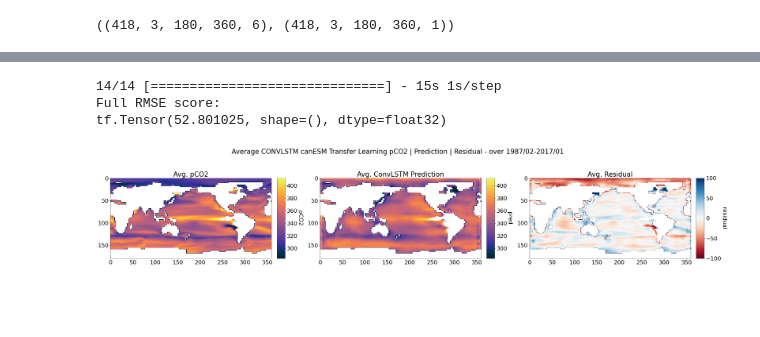
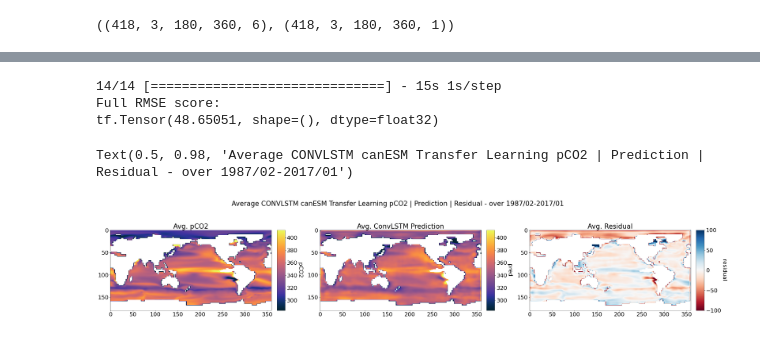
Before and after one commit to sk981102/ocean_co2, a Jupyter notebook: notebooks/deep_learning/007_ConvLSTM_can_transfer.ipynb, the cells around one changed output, grey strips where cells are left out. Cells and saved outputs as stored; diff of their text form; code cells hidden in the pictures; blank space fills up the shorter version.

```diff
--- a/notebooks/deep_learning/007_ConvLSTM_can_transfer.ipynb
+++ b/notebooks/deep_learning/007_ConvLSTM_can_transfer.ipynb
@@ -197,7 +213,7 @@ cnn_model = tf.keras.models.load_model('../../models/transfer_CNN_can.h5', custo
 predicted_image = cnn_model.predict(X_tf,verbose=1)
 
 chl,mld,sss,sst,xco2,pco2 = read_xarray_can(can_data_path)
-coord = ((pco2.pCO2.data==0.0) | (pco2.pCO2.data>1000))
+coord = ((pco2.pCO2.data==0.0) )
 predicted_image[coord] = 0
 
 full_truth = pco2.pCO2.data
@@ -213,12 +232,13 @@ custom_rmse(inv_predicted_image,full_truth)
 # %%
 # CNN average Image
 full_truth[coord] = np.nan
-inv_predicted_image[coord] = np.nan
+#inv_predicted_image[coord] = np.nan
+predicted_image[coord] = np.nan
 
-res_unet = full_truth - inv_predicted_image
+res_unet = full_truth - predicted_image
 
 avg_y_true = np.mean(full_truth,axis=0)
-avg_y_pred = np.mean(inv_predicted_image,axis=0)
+avg_y_pred = np.mean(predicted_image,axis=0)
 avg_res = np.mean(res_unet,axis=0)
 
 import cmocean as cm
@@ -273,6 +295,6 @@ Text(0.5, 0.98, 'Average canESM Transfer Learning pCO2 | Prediction | Residual -
 # %%
 X_index=np.lib.stride_tricks.sliding_window_view(range(421),3)
-X = np.dstack((chl_images, dist_map, sss_images, sst_images, xco2_images,inv_predicted_image))
+X = np.dstack((chl_images, dist_map, sss_images, sst_images, xco2_images,predicted_image))
 X = X.reshape((421,180,360,6),order='F')
 X = X[X_index][:-1]
 
@@ -386,27 +411,28 @@ coord = ((y_true_full==0.0)|(y_true_full>1000.0))
 tf_model = tf.keras.models.load_model("../../models/transfer_CNN_LSTM_can.h5", custom_objects={'custom_rmse':custom_rmse})
 
 predicted_frames= tf_model.predict(X,verbose=1)
-inv_predicted_frames = inverse_pco2_socat(predicted_frames,min_pixel,max_pixel)
-inv_predicted_frames[coord] = 0
+#inv_predicted_frames = inverse_pco2_socat(predicted_frames,min_pixel,max_pixel)
+predicted_frames[coord] = 0
+y_true_full[coord] = 0
 
 print("Full RMSE score:")
-a=custom_rmse(inv_predicted_frames[:,1:2],y_true_full[:,1:2])
+a=custom_rmse(predicted_frames[:,1:2],y_true_full[:,1:2])
 print(a)
 # %% [output]
 14/14 [==============================] - 15s 1s/step
 Full RMSE score:
-tf.Tensor(52.801025, shape=(), dtype=float32)
+tf.Tensor(48.65051, shape=(), dtype=float32)
 # %%
 # ConvLSTM average Image
 import cmocean as cm
 import matplotlib.colors as mcolors
 from mpl_toolkits.axes_grid1 import make_axes_locatable
-inv_predicted_frames[coord] = np.nan
+predicted_frames[coord] = np.nan
 y_true_full[coord] = np.nan
-avg_y_pred = np.mean(inv_predicted_frames[:,1:2],axis=0)
+avg_y_pred = np.mean(predicted_frames[:,1:2],axis=0)
 avg_y_true = np.mean(y_true_full[:,1:2],axis=0)
 
-res = y_true_full[:,1:2]-inv_predicted_frames[:,1:2]
+res = y_true_full[:,1:2]-predicted_frames[:,1:2]
 avg_res = np.mean(res,axis=0)
 figure, axis = plt.subplots(1, 3,figsize=(42, 8))
 
@@ -420,34 +446,35 @@ axis[0].set_title("Avg. pCO2")
 divider = make_axes_locatable(axis[0])
 cax = divider.append_axes('right', size='5%', pad=0.3)
 cbar=figure.colorbar(im0, cax=cax, orientation='vertical')
 cbar.ax.get_yaxis().labelpad = 20
 cbar.ax.set_ylabel('pCO2', rotation=270)
 cbar.set_ticklabels(np.arange(280,440,20))
 
 im1 =axis[1].imshow(np.flipud(avg_y_pred[0]),cmap = cm.cm.thermal,norm=norm,label="pCO2 pred")
 axis[1].set_title("Avg. ConvLSTM Prediction")
 
 divider = make_axes_locatable(axis[1])
 cax = divider.append_axes('right', size='5%', pad=0.3)
 cbar2=figure.colorbar(im1, cax=cax, orientation='vertical')
 cbar2.ax.get_yaxis().labelpad = 20
 cbar2.ax.set_ylabel('pred', rotation=270)
 cbar2.set_ticklabels(np.arange(280,440,20))
 
 im2=axis[2].imshow(np.flipud(avg_res[0]),cmap = "RdBu",norm=norm2,label="residual")
 axis[2].set_title("Avg. Residual")
 
 divider = make_axes_locatable(axis[2])
 cax = divider.append_axes('right', size='5%', pad=0.3)
 cbar3=figure.colorbar(im2, cax=cax, orientation='vertical')
 cbar3.ax.get_yaxis().labelpad = 20
 cbar3.ax.set_ylabel('residual', rotation=270)
 #cbar3.set_ticklabels(np.arange(-100,100,20))
 
 figure.suptitle("Average CONVLSTM canESM Transfer Learning pCO2 | Prediction | Residual - over 1987/02-2017/01")
 
-plt.savefig("../../assets/figure6.0_convlstm_canESM.jpg")
+#plt.savefig("../../assets/figure6.0_convlstm_canESM.jpg")
 # %% [output]
+Text(0.5, 0.98, 'Average CONVLSTM canESM Transfer Learning pCO2 | Prediction | Residual - over 1987/02-2017/01')
-[figure, old version]
+[figure, new version]
 # %%
 y_true_full[coord]=np.nan
```
Also changed, not shown: parts of 18 cells of this notebook, 6 other files.
